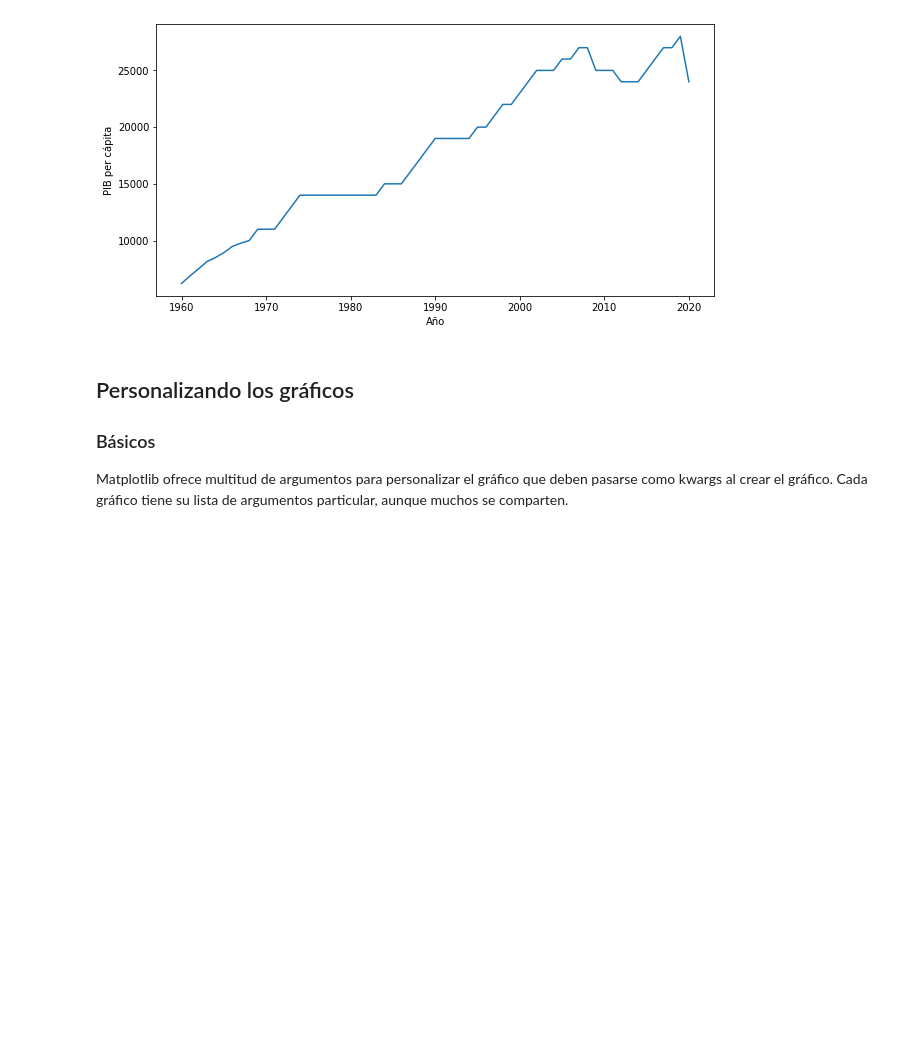
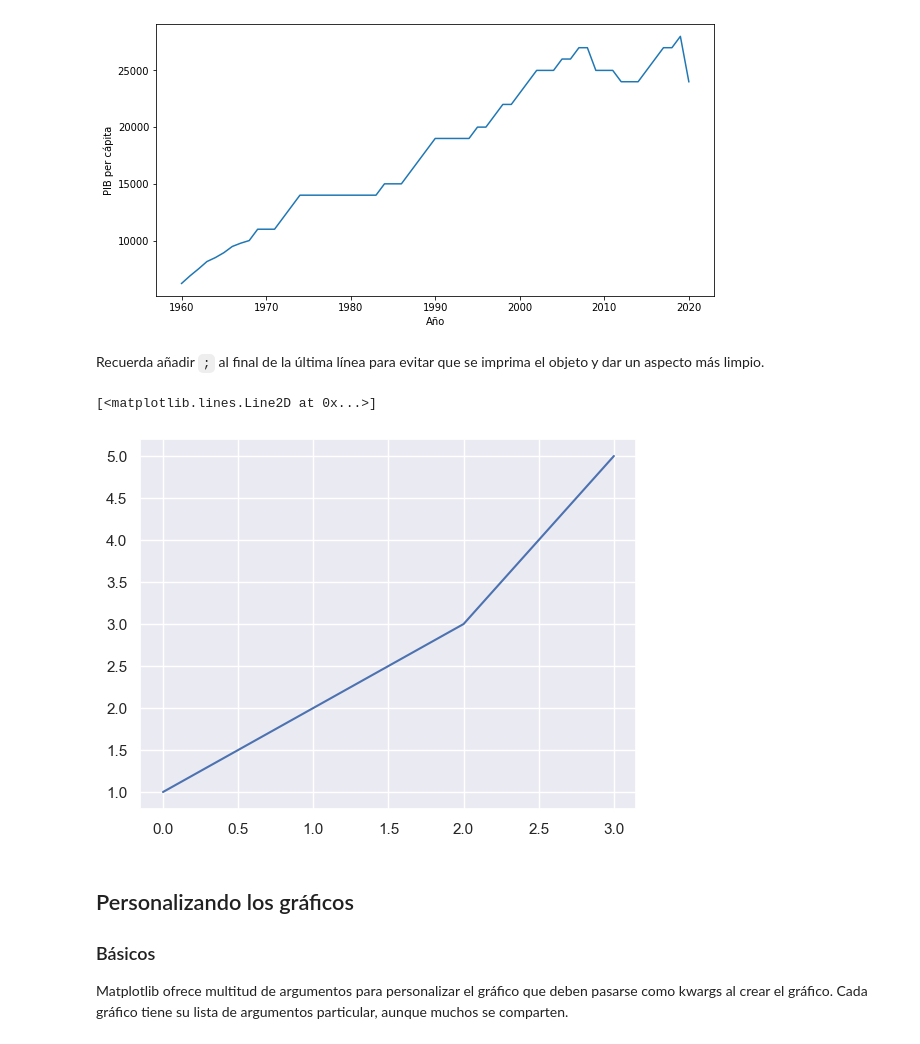
Before and after one commit to fjgarciaes/visualizacion_ironhack_19_01_2023, a Jupyter notebook: Seminario_visualizacion_Ironhack_19_01_2023.ipynb, the cells around one changed output. Saved outputs shown, nothing was run; the diff lists cells and outputs as text; code cells hidden in the pictures; blank space fills up the shorter version.

```diff
--- a/Seminario_visualizacion_Ironhack_19_01_2023.ipynb
+++ b/Seminario_visualizacion_Ironhack_19_01_2023.ipynb
@@ -72,6 +77,13 @@ plt.xlabel('Año')
 plt.ylabel('PIB per cápita');
 # %% [output]
 [figure]
+# %% [markdown]
+Recuerda añadir `;` al final de la última línea para evitar que se imprima el objeto y dar un aspecto más limpio.
+# %%
+plt.plot([1, 2, 3, 5])
+# %% [output]
+[<matplotlib.lines.Line2D at 0x...>]
+[figure, added]
 # %% [markdown]
 ## Personalizando los gráficos
 
```
Also changed, not shown: parts of 68 cells of this notebook, 5 other files.
